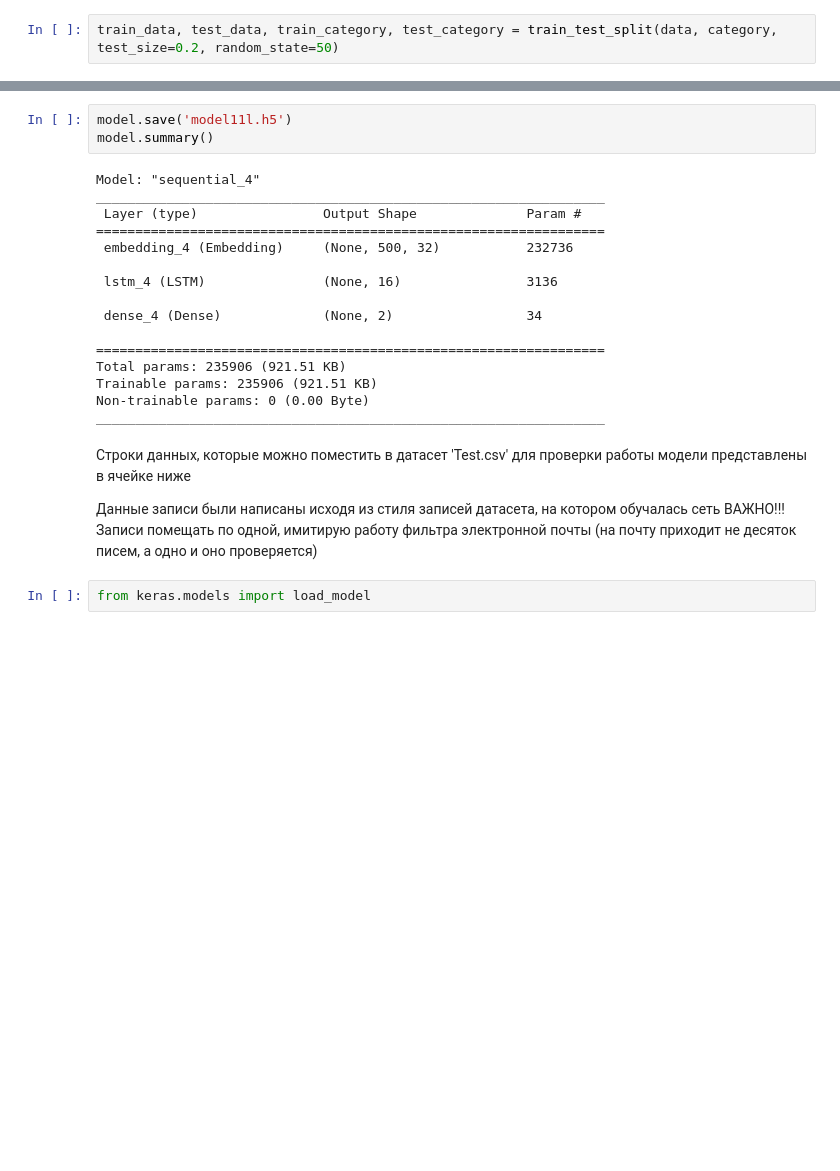
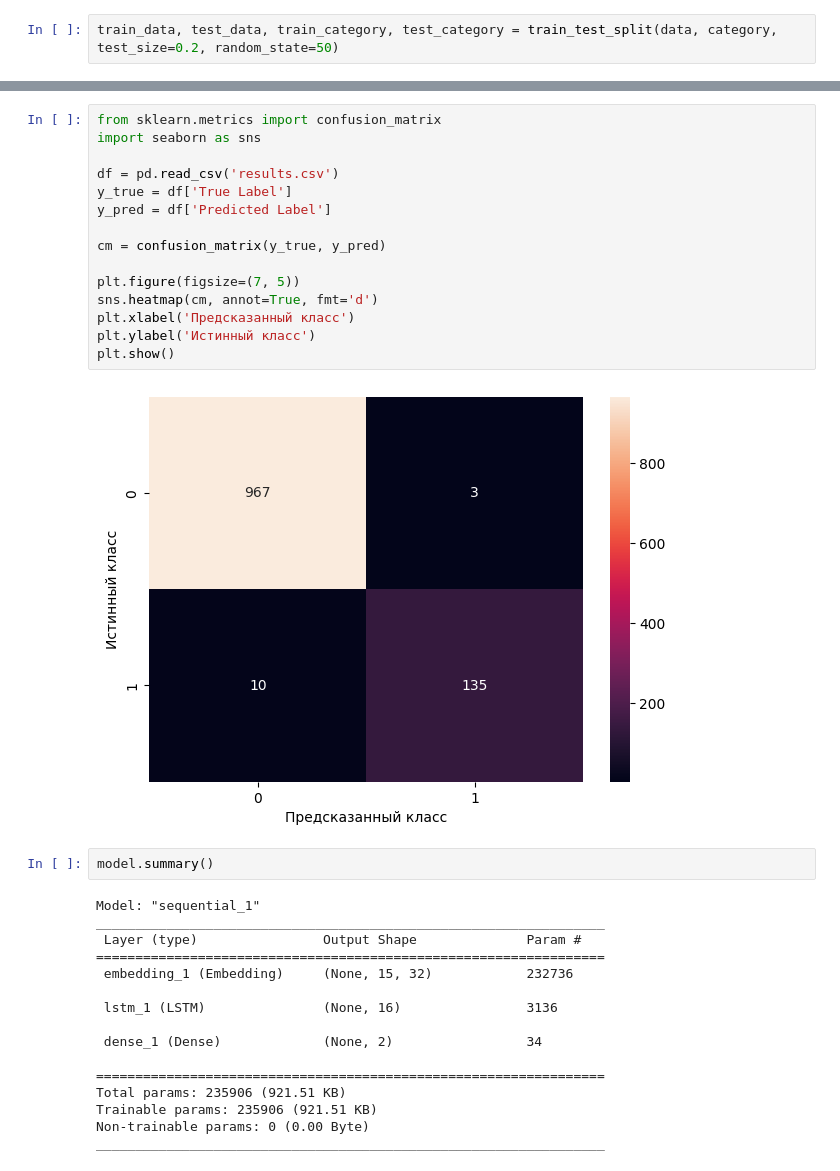
Before and after one commit to zkhrv/AI_work, a Jupyter notebook: model_v2.ipynb, the cells around one changed output, grey strips where cells are left out. Cells and saved outputs as stored; diff of their text form; blank space fills up the shorter version.

```diff
--- a/model_v2.ipynb
+++ b/model_v2.ipynb
@@ -151,26 +190,35 @@ plt.show()
+# %%
+from sklearn.metrics import confusion_matrix
+import seaborn as sns
+
+df = pd.read_csv('results.csv')
+y_true = df['True Label']
+y_pred = df['Predicted Label']
+
+cm = confusion_matrix(y_true, y_pred)
+
+plt.figure(figsize=(7, 5))
+sns.heatmap(cm, annot=True, fmt='d')
+plt.xlabel('Предсказанный класс')
+plt.ylabel('Истинный класс')
+plt.show()
+# %% [output]
+[figure, added]
 # %%
-model.save('model11l.h5')
 model.summary()
 # %% [output]
-Model: "sequential_4"
+Model: "sequential_1"
 _________________________________________________________________
  Layer (type)                Output Shape              Param #
 =================================================================
- embedding_4 (Embedding)     (None, 500, 32)           232736
+ embedding_1 (Embedding)     (None, 15, 32)            232736
 
- lstm_4 (LSTM)               (None, 16)                3136
+ lstm_1 (LSTM)               (None, 16)                3136
 
- dense_4 (Dense)             (None, 2)                 34
+ dense_1 (Dense)             (None, 2)                 34
 
 =================================================================
 Total params: 235906 (921.51 KB)
 Trainable params: 235906 (921.51 KB)
 Non-trainable params: 0 (0.00 Byte)
 _________________________________________________________________
-# %% [markdown]
-Строки данных, которые можно поместить в датасет 'Test.csv' для проверки работы модели представлены в ячейке ниже
-
-Данные записи были написаны исходя из стиля записей датасета, на котором обучалась сеть
-ВАЖНО!!! Записи помещать по одной, имитирую работу фильтра электронной почты (на почту приходит не десяток писем, а одно и оно проверяется)
-# %%
-from keras.models import load_model
```
Also changed, not shown: parts of 10 cells of this notebook, 6 other files.
